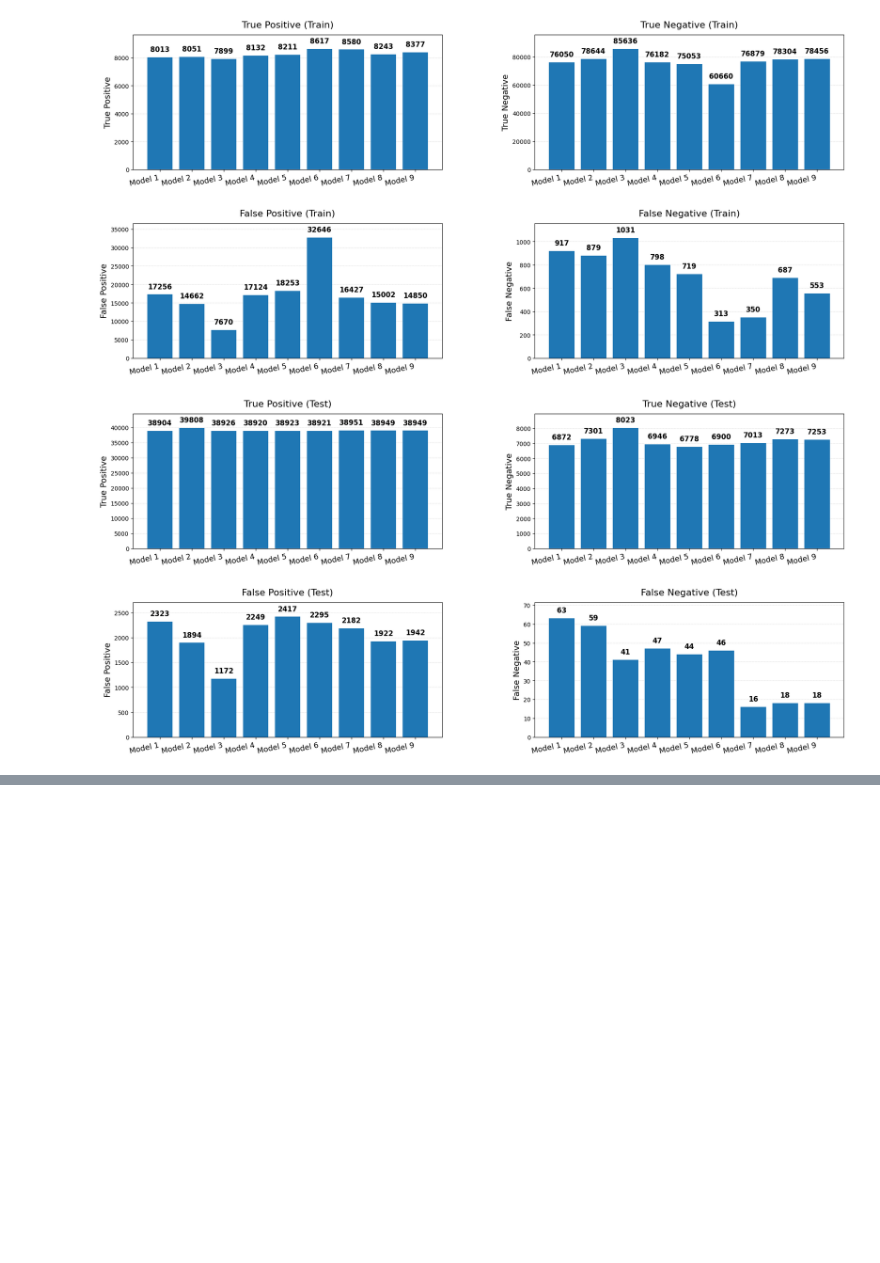
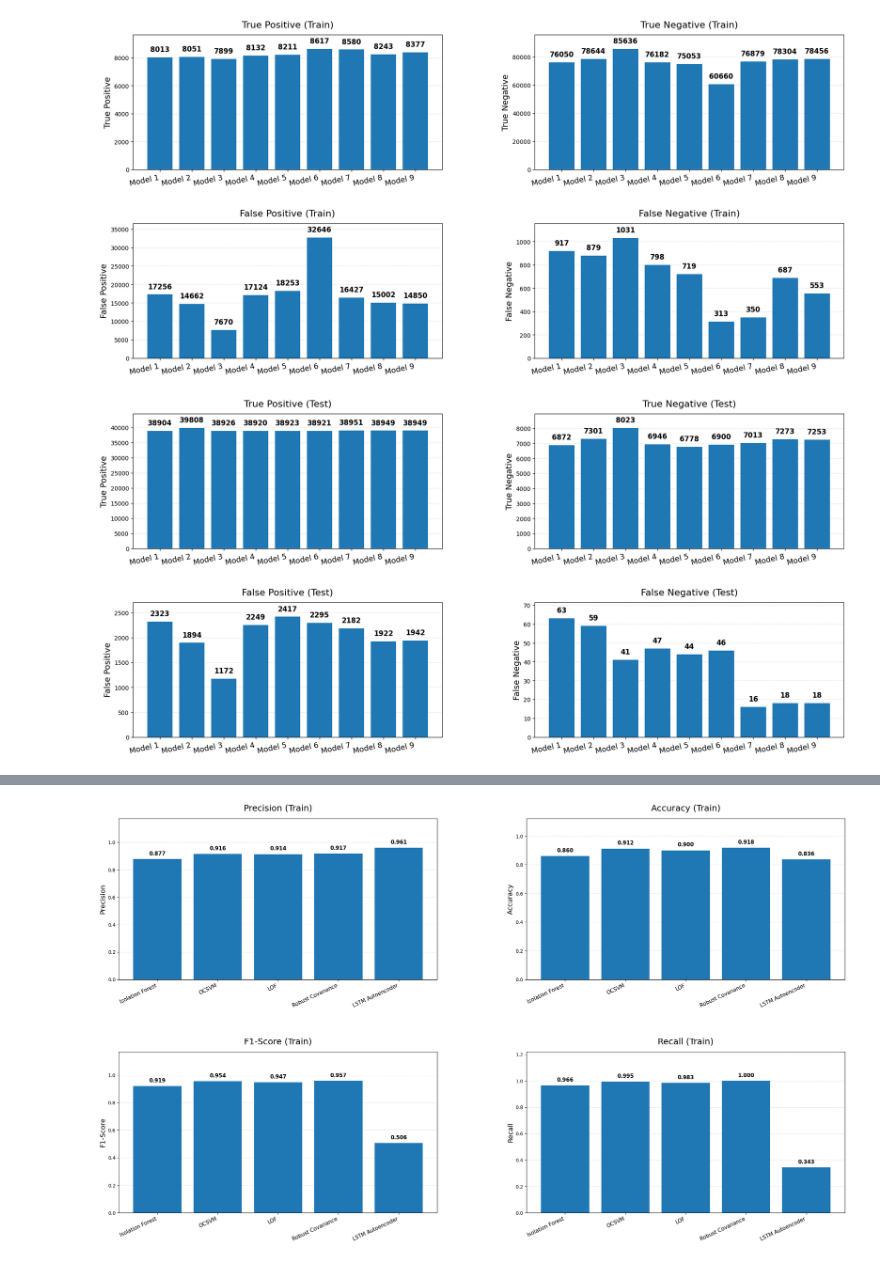
Before and after one commit to santyxd3000/Undergraduate-Project, a Jupyter notebook: Graph_Notebook.ipynb, the cells around one changed output, grey strips where cells are left out. Saved outputs shown, nothing was run; the diff lists cells and outputs as text; code cells hidden in the pictures; blank space fills up the shorter version.

Commit message:
Metrics Plot Saved

```diff
--- a/Graph_Notebook.ipynb
+++ b/Graph_Notebook.ipynb
@@ -333,0 +338,93 @@ plt.show()
+# %%
+models_metrics_train = pd.read_csv('models_metrics_train.csv')
+models_metrics_test = pd.read_csv('models_metrics_test.csv')
+models_confusion_matrix_train = pd.read_csv('models_confusion_matrix_train.csv')
+models_confusion_matrix_test = pd.read_csv('models_confusion_matrix_test.csv')
+# %%
+metrics = ["Precision", "Accuracy", "F1-Score", "Recall"]
+figsize = (22, 14)
+show_values = True
+
+
+# --- prepare x / tick labels ---
+n = len(models_metrics_train)
+if "Model" in models_metrics_train.columns:
+    tick_labels = models_metrics_train["Model"].astype(str).tolist()
+else:
+    # fallback to "Model 0", "Model 1", ...
+    tick_labels = [f"Model {i}" for i in range(n)]
+
+# helper to resolve metric column name (tolerant to minor variants)
+def resolve_column(df_cols, metric_name):
+    # exact match
+    if metric_name in df_cols:
+        return metric_name
+    # try common simple normalizations
+    norm_target = metric_name.replace("-", "").replace("_", "").replace(" ", "").lower()
+    for c in df_cols:
+        if c.replace("-", "").replace("_", "").replace(" ", "").lower() == norm_target:
+            return c
+    # no match
+    return None
+
+# --- PLOT ---
+fig, axes = plt.subplots(2, 2, figsize=figsize)
+axes = axes.flatten()
+x = np.arange(n)  # numeric x positions
+
+for ax, metric in zip(axes, metrics):
+    colname = resolve_column(models_metrics_train.columns, metric)
+    if colname is None:
+        raise ValueError(f"Metric '{metric}' not found in DataFrame columns: {models_metrics_train.columns.tolist()}")
+    values = pd.to_numeric(models_metrics_train[colname].values, errors="coerce")
+    values = np.nan_to_num(values)  # safety
+
+    # draw bars
+    bars = ax.bar(x, values, zorder=3)
+
+    # compute comfortable y-limit so annotations fit
+    top = values.max() if len(values) else 0
+    if top <= 1:
+        ylim_top = top * 1.20 + 0.02   # padding for decimal metrics
+    else:
+        ylim_top = top * 1.06 + 1      # for integer counts
+    ax.set_ylim(0, ylim_top)
+
+    # titles and labels (use pad to move title away from axis)
+    ax.set_title(f"{metric} (Train)", fontsize=18, pad=16)
+    ax.set_ylabel(metric, fontsize=14)
+
+    # set numeric x positions and custom tick labels (from the table)
+    ax.set_xticks(x)
+    ax.set_xticklabels(tick_labels, rotation=25, ha="right", fontsize=11)
+
+    # grid for readability (grid behind bars)
+    ax.grid(axis="y", linewidth=0.5, linestyle="--", alpha=0.6, zorder=0)
+
+    # annotate bar values (format decimals for <=1)
+    if show_values:
+        for rect in bars:
+            height = rect.get_height()
+            if height is None:
+                continue
+            if height > 1.0:
+                label = f"{int(round(height))}"
+            else:
+                label = f"{height:.3f}"
+            # dynamic offset so labels are always readable
+            y_offset = max(6, int(0.02 * ylim_top * 72))  # in points; scaled with ylim
+            ax.annotate(
+                label,
+                xy=(rect.get_x() + rect.get_width() / 2, height),
+                xytext=(0, y_offset),
+                textcoords="offset points",
+                ha="center", va="bottom",
+                fontsize=11,
+                weight="bold"
+            )
+
+# Make room for suptitle and increase spacing between subplots so titles don't overlap x-axis of upper plots
+plt.tight_layout(rect=[0, 0.02, 1, 0.94])
+fig.subplots_adjust(hspace=0.45, wspace=0.28, bottom=0.10, top=0.92)
+# %% [output]
+[figure, added]
```
Also changed, not shown: parts of 3 cells of this notebook.
